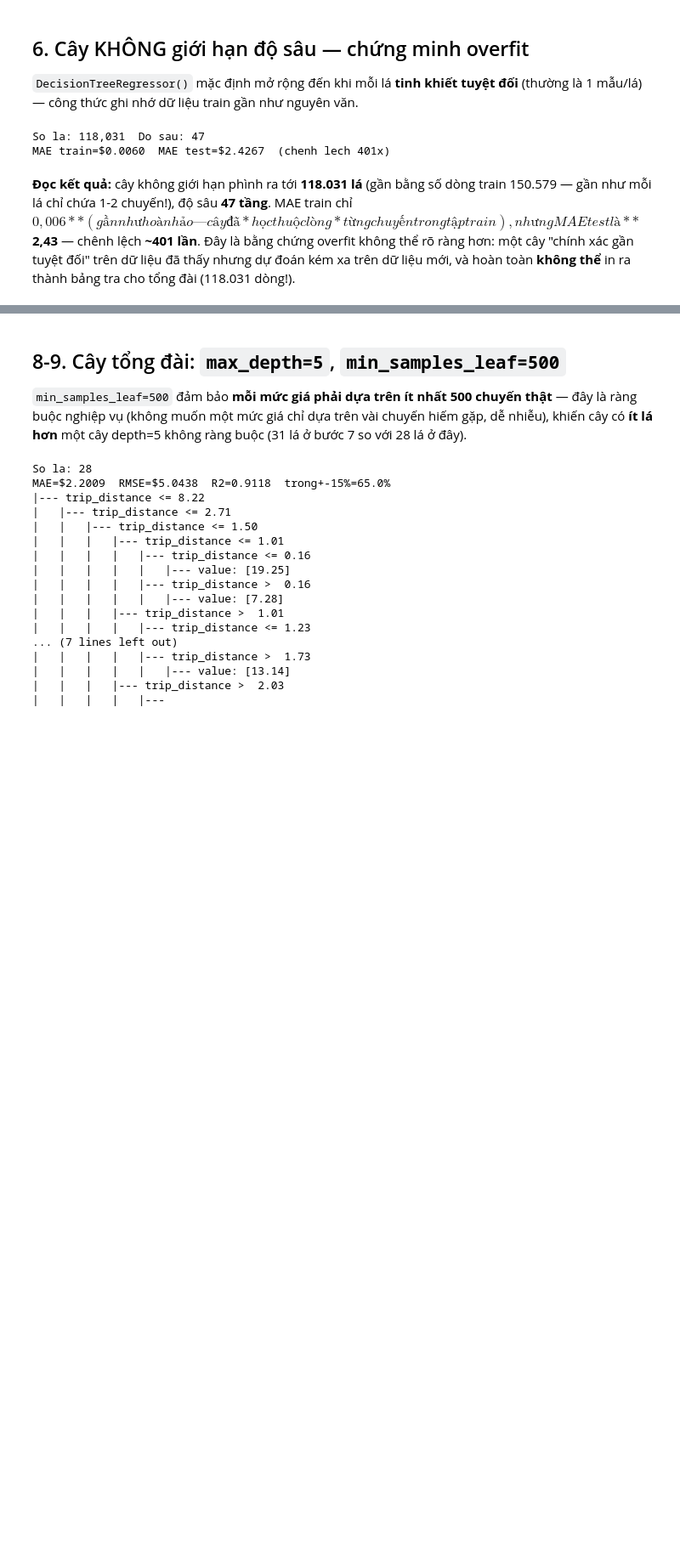
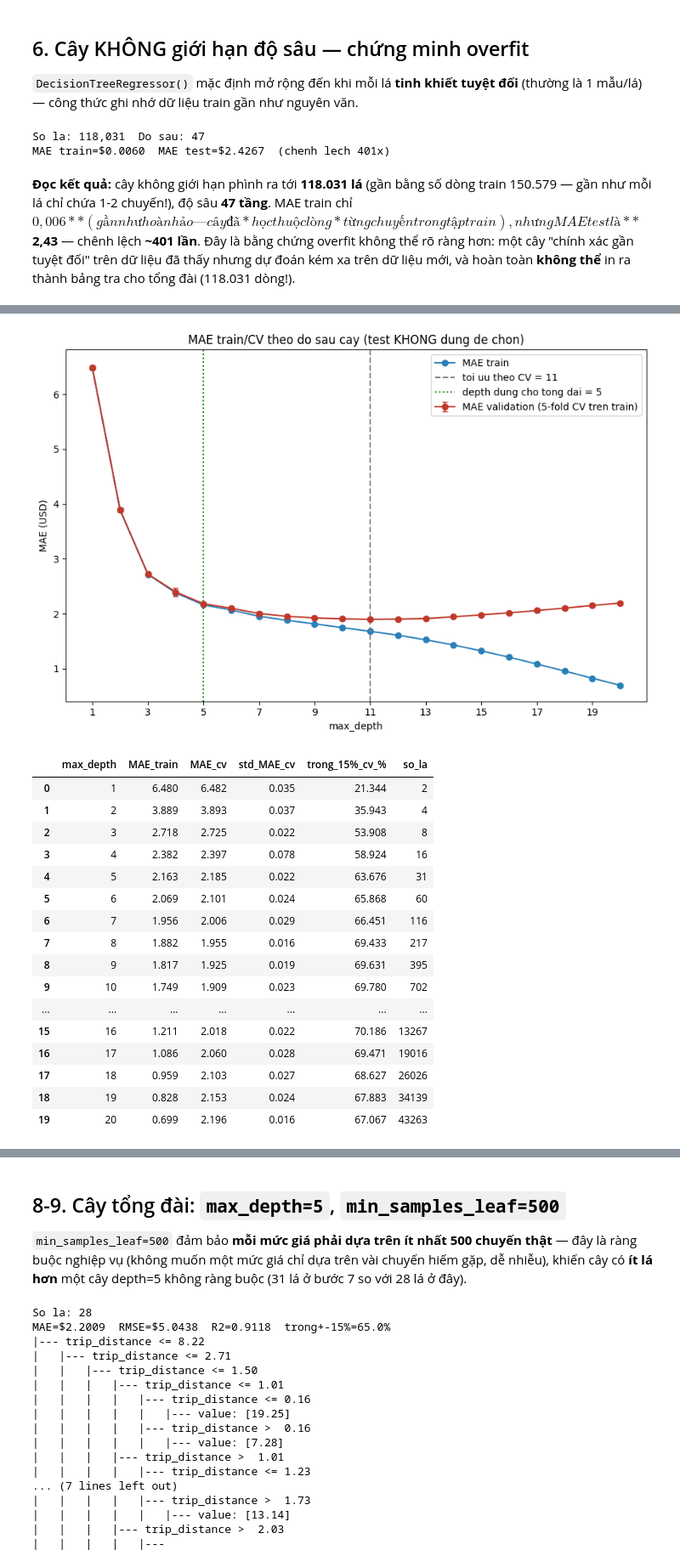
Before and after one commit to linhsand/CatLinh_lab_Machinelearning, a Jupyter notebook: 01-Hoc-May/02-Hoi-quy/TT-16-Decision-Tree-Regressor/notebooks/tree_regressor_taxi.ipynb, the cells around one changed output, grey strips where cells are left out. Shown at 85% size. Saved outputs shown, nothing was run; the diff lists cells and outputs as text; code cells hidden in the pictures; blank space fills up the shorter version.

```diff
--- a/01-Hoc-May/02-Hoi-quy/TT-16-Decision-Tree-Regressor/notebooks/tree_regressor_taxi.ipynb
+++ b/01-Hoc-May/02-Hoi-quy/TT-16-Decision-Tree-Regressor/notebooks/tree_regressor_taxi.ipynb
@@ -50,8 +50,8 @@ import pandas as pd
 from sklearn.dummy import DummyRegressor
 from sklearn.ensemble import GradientBoostingRegressor, RandomForestRegressor
 from sklearn.linear_model import LinearRegression
-from sklearn.metrics import mean_absolute_error, mean_squared_error, r2_score
-from sklearn.model_selection import train_test_split
+from sklearn.metrics import make_scorer, mean_absolute_error, mean_squared_error, r2_score
+from sklearn.model_selection import KFold, cross_validate, train_test_split
 from sklearn.pipeline import Pipeline
 from sklearn.preprocessing import StandardScaler
 from sklearn.tree import DecisionTreeRegressor, export_text, plot_tree
@@ -76,6 +76,7 @@ FEATURES = ["trip_distance", "passenger_count", "PULocationID", "DOLocationID",
 TARGET = "fare_amount"
 DISPATCH_DEPTH = 5
 DISPATCH_MIN_LEAF = 500
+CV = KFold(n_splits=5, shuffle=True, random_state=RANDOM_STATE)  # chon sieu tham so CHI tren train
 
 
 def mae(y_true, y_pred):
@@ -94,6 +95,9 @@ def pct_within_band(y_true, y_pred, band=0.15):
 def evaluate(y_true, y_pred):
     return {"MAE": mae(y_true, y_pred), "RMSE": rmse(y_true, y_pred),
             "R2": float(r2_score(y_true, y_pred)), "trong_15%_%": pct_within_band(y_true, y_pred)}
+
+
+CV_SCORING = {"mae": "neg_mean_absolute_error", "trong15": make_scorer(pct_within_band)}
 # %% [markdown]
 ## 1. Tải dữ liệu NYC Yellow Taxi, lấy mẫu 200.000 dòng
 
@@ -348,0 +324,45 @@ bằng tay.
+# %%
+rows = []
+for d in range(1, 21):
+    cv = cross_validate(DecisionTreeRegressor(max_depth=d, random_state=RANDOM_STATE), X_train, y_train,
+                        cv=CV, scoring=CV_SCORING, return_train_score=True, n_jobs=-1)
+    n_leaves = DecisionTreeRegressor(max_depth=d, random_state=RANDOM_STATE).fit(X_train, y_train).get_n_leaves()
+    rows.append({"max_depth": d, "MAE_train": -cv["train_mae"].mean(),
+                 "MAE_cv": -cv["test_mae"].mean(), "std_MAE_cv": cv["test_mae"].std(),
+                 "trong_15%_cv_%": cv["test_trong15"].mean(), "so_la": int(n_leaves)})
+depth_sweep_df = pd.DataFrame(rows)
+depth_sweep_df.to_csv(REPORTS_DIR / "mae_theo_depth.csv", index=False)
+sweep_best_depth = int(depth_sweep_df.loc[depth_sweep_df["MAE_cv"].idxmin(), "max_depth"])
+
+fig, ax = plt.subplots(figsize=(9, 6))
+ax.plot(depth_sweep_df["max_depth"], depth_sweep_df["MAE_train"], "o-", color="#2980b9", label="MAE train")
+ax.errorbar(depth_sweep_df["max_depth"], depth_sweep_df["MAE_cv"], yerr=depth_sweep_df["std_MAE_cv"], fmt="o-",
+            color="#c0392b", capsize=3, label="MAE validation (5-fold CV tren train)")
+ax.axvline(sweep_best_depth, color="gray", ls="--", label=f"toi uu theo CV = {sweep_best_depth}")
+ax.axvline(DISPATCH_DEPTH, color="green", ls=":", label=f"depth dung cho tong dai = {DISPATCH_DEPTH}")
+ax.set_xlabel("max_depth"); ax.set_ylabel("MAE (USD)")
+ax.set_title("MAE train/CV theo do sau cay (test KHONG dung de chon)")
+ax.set_xticks(range(1, 21, 2)); ax.legend()
+fig.tight_layout()
+fig.savefig(REPORTS_DIR / "mae_theo_depth.png", dpi=130)
+plt.show()
+depth_sweep_df.round(3)
+# %% [output]
+[figure, added]
+|  | max_depth | MAE_train | MAE_cv | std_MAE_cv | trong_15%_cv_% | so_la |
+| 0 | 1 | 6.480 | 6.482 | 0.035 | 21.344 | 2 |
+| 1 | 2 | 3.889 | 3.893 | 0.037 | 35.943 | 4 |
+| 2 | 3 | 2.718 | 2.725 | 0.022 | 53.908 | 8 |
+| 3 | 4 | 2.382 | 2.397 | 0.078 | 58.924 | 16 |
+| 4 | 5 | 2.163 | 2.185 | 0.022 | 63.676 | 31 |
+| 5 | 6 | 2.069 | 2.101 | 0.024 | 65.868 | 60 |
+| 6 | 7 | 1.956 | 2.006 | 0.029 | 66.451 | 116 |
+| 7 | 8 | 1.882 | 1.955 | 0.016 | 69.433 | 217 |
+| 8 | 9 | 1.817 | 1.925 | 0.019 | 69.631 | 395 |
+| 9 | 10 | 1.749 | 1.909 | 0.023 | 69.780 | 702 |
+| ... | ... | ... | ... | ... | ... | ... |
+| 15 | 16 | 1.211 | 2.018 | 0.022 | 70.186 | 13267 |
+| 16 | 17 | 1.086 | 2.060 | 0.028 | 69.471 | 19016 |
+| 17 | 18 | 0.959 | 2.103 | 0.027 | 68.627 | 26026 |
+| 18 | 19 | 0.828 | 2.153 | 0.024 | 67.883 | 34139 |
+| 19 | 20 | 0.699 | 2.196 | 0.016 | 67.067 | 43263 |
```
Also changed, not shown: parts of 26 cells of this notebook, 12 other files.
